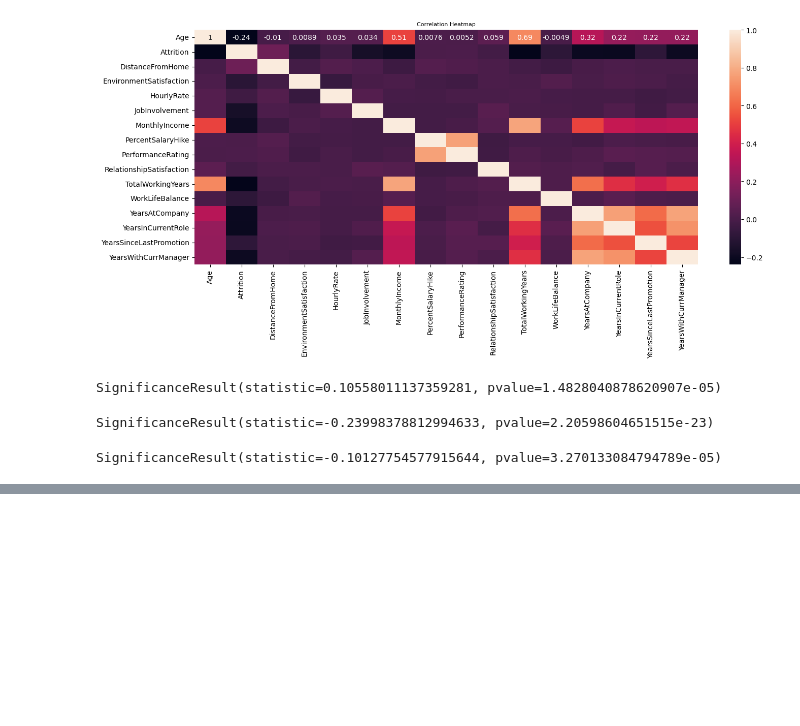
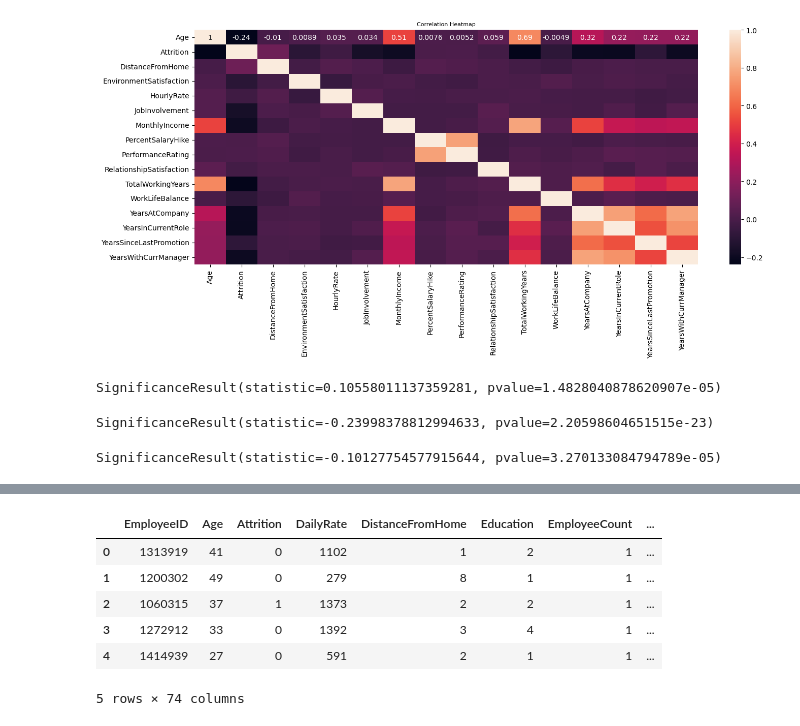
Before and after one commit to AdriannaDJ/healthcare_attrition, a Jupyter notebook: Attrition_model.ipynb, the cells around one changed output, grey strips where cells are left out. Saved outputs shown, nothing was run; the diff lists cells and outputs as text; code cells hidden in the pictures; blank space fills up the shorter version.

```diff
--- a/Attrition_model.ipynb
+++ b/Attrition_model.ipynb
@@ -225,0 +209,12 @@ NameError: name 'healthcare_csv' is not defined
+# %%
+# Convert categorical data to numeric with `pd.get_dummies`
+data_binary = pd.get_dummies(data_binary,dtype=float)
+data_binary.head()
+# %% [output]
+|  | EmployeeID | Age | Attrition | DailyRate | DistanceFromHome | Education | EmployeeCount | ... |
+| 0 | 1313919 | 41 | 0 | 1102 | 1 | 2 | 1 | ... |
+| 1 | 1200302 | 49 | 0 | 279 | 8 | 1 | 1 | ... |
+| 2 | 1060315 | 37 | 1 | 1373 | 2 | 2 | 1 | ... |
+| 3 | 1272912 | 33 | 0 | 1392 | 3 | 4 | 1 | ... |
+| 4 | 1414939 | 27 | 0 | 591 | 2 | 1 | 1 | ... |
+5 rows × 74 columns
```
Also changed, not shown: parts of 21 cells of this notebook.
